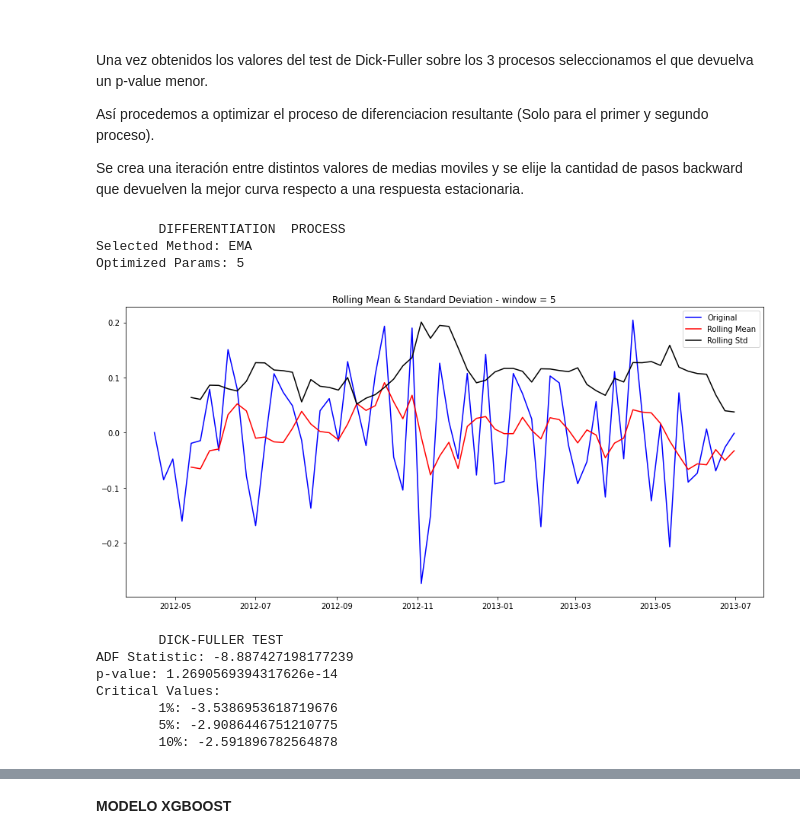
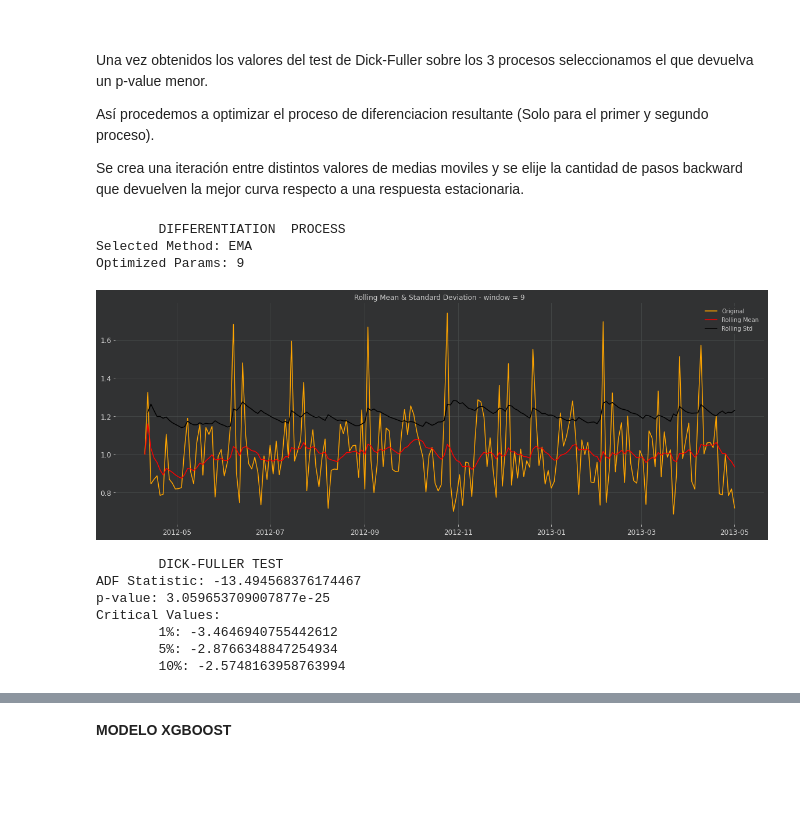
Before and after one commit to AgustinSt1990/tp_final, a Jupyter notebook: TP_FINAL_Machine_Learning.ipynb, the cells around one changed output, grey strips where cells are left out. Drawn from its saved outputs; the diff is of its cells as text; code cells hidden in the pictures; blank space fills up the shorter version.

Commit message:
actualizacion target meat

```diff
--- a/TP_FINAL_Machine_Learning.ipynb
+++ b/TP_FINAL_Machine_Learning.ipynb
@@ -163,13 +136,17 @@ train_test_cvv = TimeSeriesSplit(n_splits=3, test_size=None)# hacer 3 prediccion
 # %%
+log_message = '{}) Aca se debe armar un pd.DataFrame vacio para almacenar uno de cada categoria'
+logger.critical(log_message.format(x()))
+
 muestra = vectores['Meat']
 modelos = reg.available_models()
 nombre_modelos = reg.def_models()
 
+#train test split: 60 dias = 2 meses
+df_train, df_test = train_test_split(muestra, shuffle=False, test_size=60)
+
 # iteracion para instanciar el modelo de statsmodels
 for i in range(len(modelos)):
     modelos[i] = modelos[i](muestra, vector)
-
-df_train, df_test = train_test_split(muestra, shuffle=False, test_size=15)
 
 # iteracion para entrenar los modelos instanciados, y almancenar el score de las predicciones
 scores = []
@@ -181,8 +158,11 @@ for i in range(len(modelos)):
 
 #resultados = {}
 results = pd.DataFrame([nombre_modelos, scores]).T
-logger.warning('{}) ALTERATION OF VARIABLE TYPE: Cuando creo un dataset a partir de un conjunto de listas, los valores float me los convierte en series tipo "Object"')
+log_message = '{}) ALTERATION OF VARIABLE TYPE: Cuando creo un dataset a partir de un conjunto de listas, los valores float me los convierte en series tipo "Object"'
+logger.warning(log_message.format(x()))
 results.columns = ['Modelo', 'RMSE']
 
-
+log_message = '{}) implementando la funcion "check_optimized_model" tiene hardseteado la label "RMSE", definida previamente en la linea superior a esta'
+# aca vamos a usar un dataset aparte, usando "nombre_modelos"
 optimized_model = modelos[pd.Series(scores).idxmin()]
+optimized_model_v2 = get_optimized_model(modelos, scores)
@@ -229,16 +221,16 @@ Así procedemos a optimizar el proceso de diferenciacion resultante (Solo para e
 
 Se crea una iteración entre distintos valores de medias moviles y se elije la cantidad de pasos backward que devuelven la mejor curva respecto a una respuesta estacionaria.
 # %%
-diferenciacion = arima.test_stationarity(muestra.iloc[:,0].resample('W').sum())
+diferenciacion = arima.test_stationarity(df_train['Meat'].resample('2d').sum())
 # %% [output]
         DIFFERENTIATION  PROCESS
 Selected Method: EMA
-Optimized Params: 5
+Optimized Params: 9
-[figure, old version]
+[figure, new version]
         DICK-FULLER TEST
-ADF Statistic: -8.887427198177239
-p-value: 1.2690569394317626e-14
+ADF Statistic: -13.494568376174467
+p-value: 3.059653709007877e-25
 Critical Values:
-        1%: -3.5386953618719676
-        5%: -2.9086446751210775
-        10%: -2.591896782564878
+        1%: -3.4646940755442612
+        5%: -2.8766348847254934
+        10%: -2.5748163958763994
```
Also changed, not shown: parts of 34 cells of this notebook, 6 other files.
